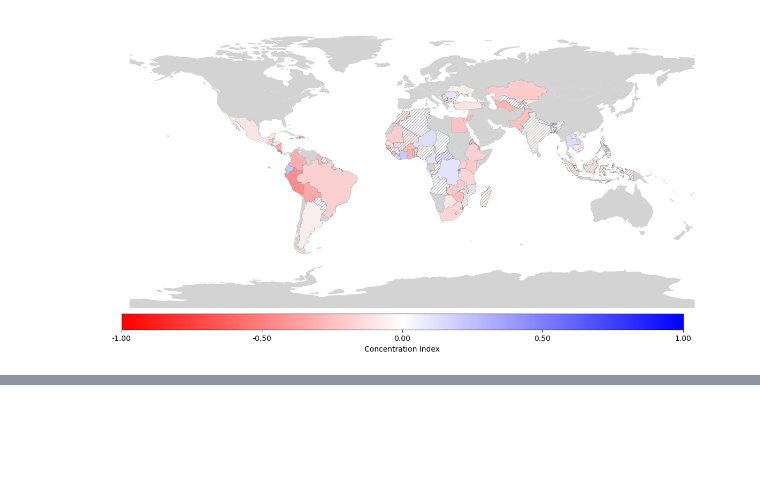
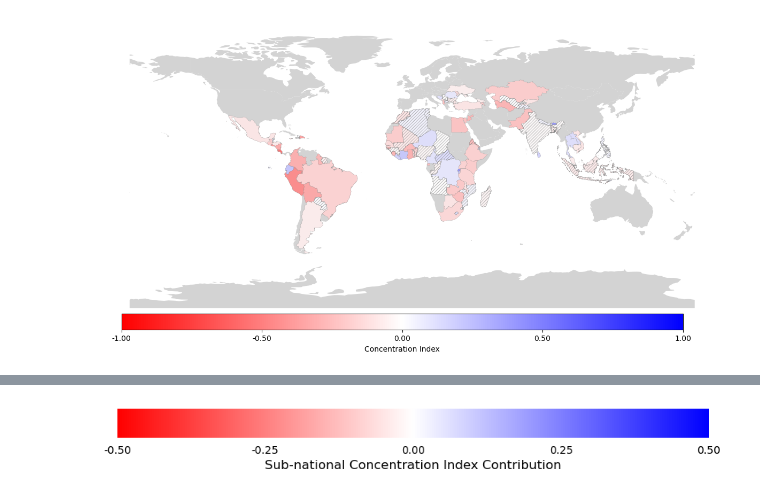
Before and after one commit to mvbnffc/flood-wealth, a Jupyter notebook: notebooks/2_modelled_figures.ipynb, the cells around one changed output, grey strips where cells are left out. Saved outputs shown, nothing was run; the diff lists cells and outputs as text; code cells hidden in the pictures; blank space fills up the shorter version.

```diff
--- a/notebooks/2_modelled_figures.ipynb
+++ b/notebooks/2_modelled_figures.ipynb
@@ -407,3 +532,38 @@ plt.show()
+# %%
+# Plot seperate colorbar
+# Same color parameters you used in your maps
+colormap = plt.cm.bwr.reversed()
+colormap_min = -0.5
+colormap_max = 0.5
+label = "Sub-national Concentration Index Contribution"
+
+# Create a horizontal colorbar only
+fig, ax = plt.subplots(figsize=(10, 1))
+fig.subplots_adjust(bottom=0.5)
+
+# Normalization and ScalarMappable
+norm = mpl.colors.Normalize(vmin=colormap_min, vmax=colormap_max)
+cb1 = mpl.colorbar.ColorbarBase(
+    ax, cmap=colormap,
+    norm=norm,
+    orientation='horizontal'
+)
+
+# Customize ticks and labels
+tick_values = np.linspace(colormap_min, colormap_max, 5)
+cb1.set_ticks(tick_values)
+cb1.set_ticklabels([f"{v:.2f}" for v in tick_values])
+cb1.set_label(label, fontsize=12)
+
+# Remove axes frame around the colorbar
+ax.tick_params(axis="x", bottom=False, top=False, labelsize=10)
+ax.set_frame_on(False)
+
+# Save high-quality image (transparent background is ideal for PowerPoint)
+plt.savefig("colorbar_CI.png", dpi=300, bbox_inches="tight", transparent=True)
+plt.show()
+# %% [output]
+[figure, added]
 # %%
 # Prepare the data
 bar_plot = combined.copy()
```
Also changed, not shown: parts of 10 cells of this notebook, 2 other files.
